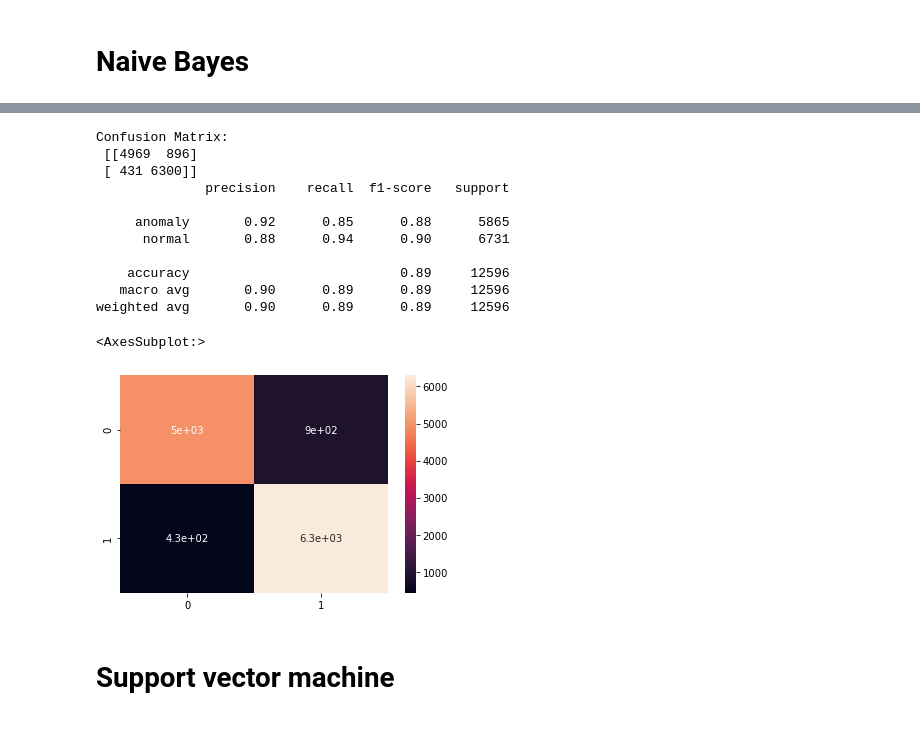
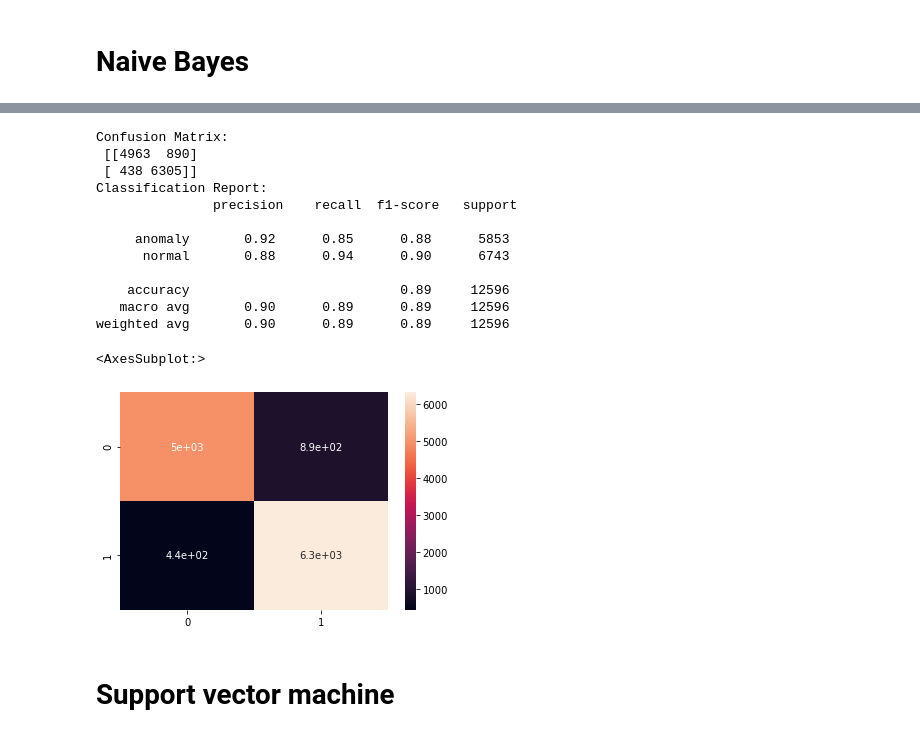
Before and after one commit to MohammadSajjadHossain9648/network-intrusion-detection-system-project, a Jupyter notebook: code.ipynb, the cells around one changed output, grey strips where cells are left out. Saved outputs shown, nothing was run; the diff lists cells and outputs as text; code cells hidden in the pictures.

```diff
--- a/code.ipynb
+++ b/code.ipynb
@@ -331,22 +341,24 @@ error6
 # %%
-cm_nby=confusion_matrix(y_test, y_pred)
-print("Confusion Matrix:\n",cm_nby)
-print(classification_report(y_test, y_pred))
-sns.heatmap(cm_nby, annot=True)
+cm6=confusion_matrix(y_test, y_pred)
+print("Confusion Matrix:\n",cm6)
+cr6=classification_report(y_test, y_pred)
+print("Classification Report:\n",cr6)
+sns.heatmap(cm6, annot=True)
 # %% [output]
 Confusion Matrix:
- [[4969  896]
- [ 431 6300]]
-              precision    recall  f1-score   support
+ [[4963  890]
+ [ 438 6305]]
+Classification Report:
+               precision    recall  f1-score   support
 
-     anomaly       0.92      0.85      0.88      5865
-      normal       0.88      0.94      0.90      6731
+     anomaly       0.92      0.85      0.88      5853
+      normal       0.88      0.94      0.90      6743
 
     accuracy                           0.89     12596
    macro avg       0.90      0.89      0.89     12596
 weighted avg       0.90      0.89      0.89     12596
 <AxesSubplot:>
-[figure, old version]
+[figure, new version]
 # %% [markdown]
 # Support vector machine
 # %%
```
Also changed, not shown: parts of 40 cells of this notebook.
